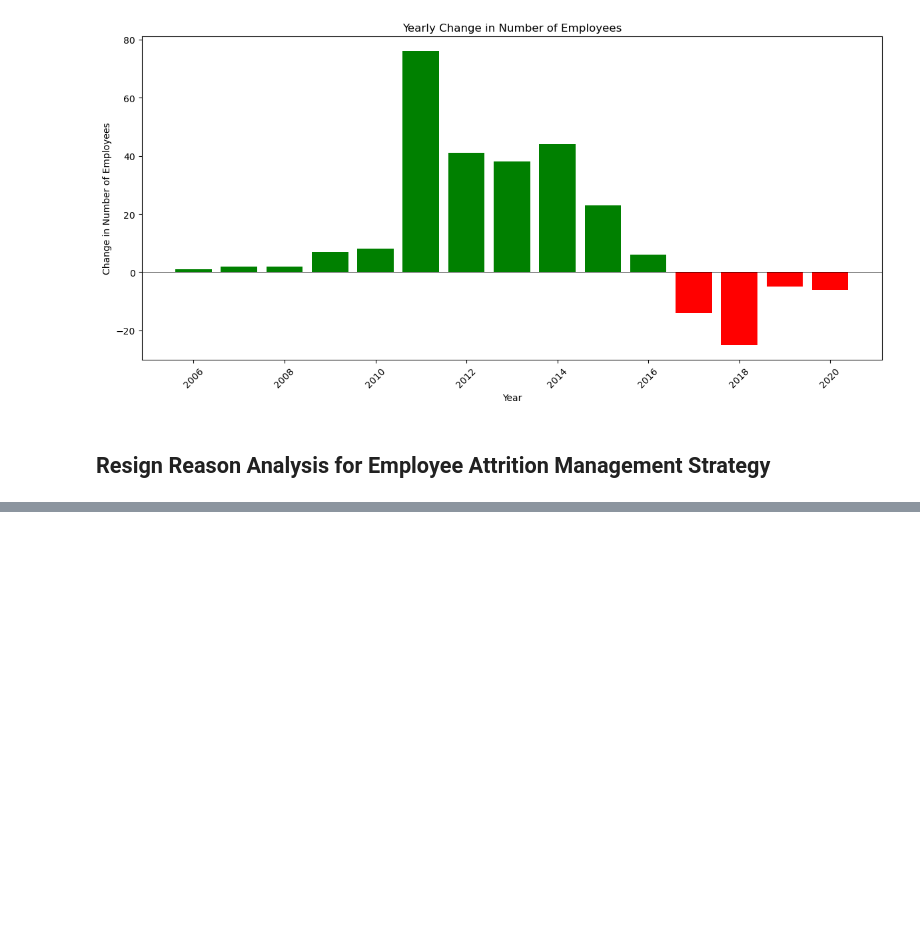
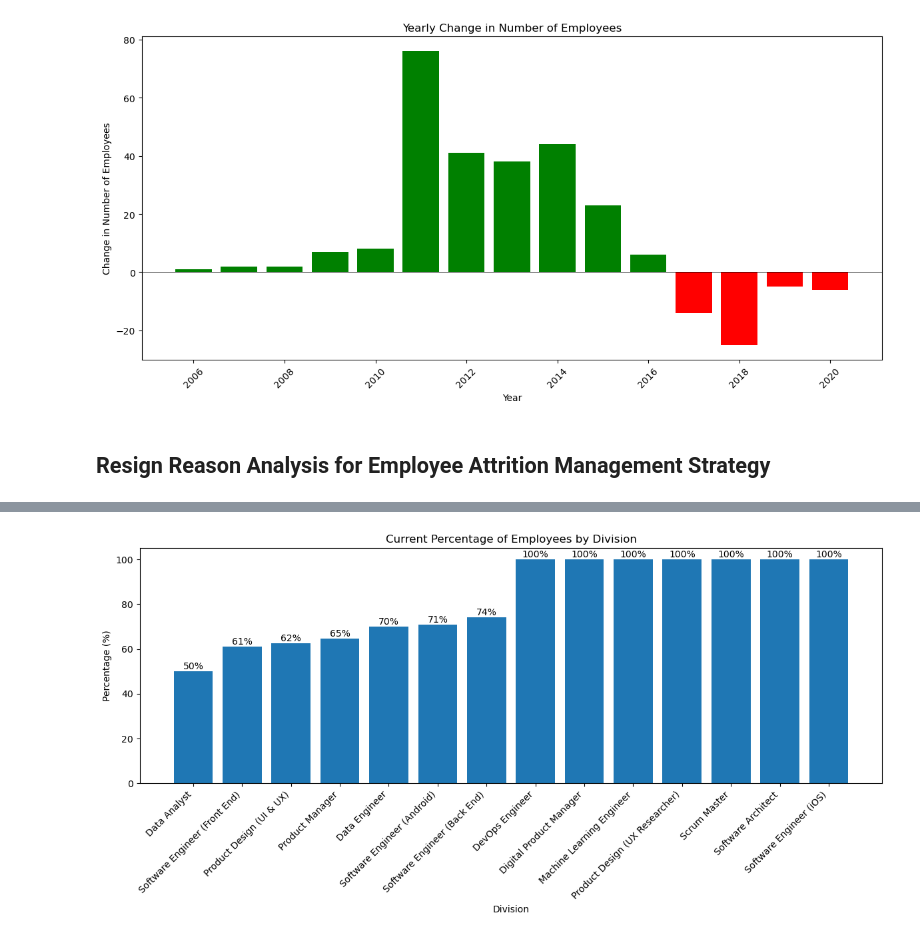
Before and after one commit to sailafs/Improving-Employee-Retention-by-Predicting-Employee-Attrition-Using-Machine-Learning, a Jupyter notebook: Project-3.ipynb, the cells around one changed output, grey strips where cells are left out. Cells and saved outputs as stored; diff of their text form; code cells hidden in the pictures; blank space fills up the shorter version.

```diff
--- a/Project-3.ipynb
+++ b/Project-3.ipynb
@@ -374,0 +402,5 @@ Tahapan Pengerjaan
+# %%
+resigned_by_job = df_resigned.groupby('Pekerjaan').size().reset_index(name='Count')
+resigned_by_job = resigned_by_job.sort_values('Count',ascending=True)
+current_by_job = df_current.groupby('Pekerjaan').size().reset_index(name='Count')
+current_by_job = current_by_job.sort_values('Count',ascending=True)
@@ -374,0 +425,11 @@ Tahapan Pengerjaan
+# %%
+merged_by_job = pd.merge(resigned_by_job, current_by_job,on='Pekerjaan', how='outer')
+merged_by_job.columns = ['Pekerjaan','CountResigned','CountCurrent']
+merged_by_job['CountResigned'] = merged_by_job['CountResigned'].fillna(0)
+# %%
+merged_by_job['TotalEmployees'] = merged_by_job['CountResigned'] + merged_by_job['CountCurrent']
+merged_by_job['PercentageCurrent'] = (merged_by_job['CountCurrent']/merged_by_job['TotalEmployees'])*100
+merged_by_job['PercentageResigned'] = (merged_by_job['CountResigned']/merged_by_job['TotalEmployees'])*100
+# %%
+merged_by_job = merged_by_job.sort_values('PercentageCurrent',ascending=True)
+merged_by_job
@@ -374,0 +452,20 @@ Tahapan Pengerjaan
+# %%
+fig, ax = plt.subplots(figsize=(12, 6))
+
+bars = ax.bar(merged_by_job['Pekerjaan'], merged_by_job['PercentageCurrent'])
+
+plt.title('Current Percentage of Employees by Division')
+plt.xlabel('Division')
+plt.ylabel('Percentage (%)')
+plt.xticks(rotation=45, ha='right')
+
+for bar in bars:
+    height = bar.get_height()
+    ax.text(bar.get_x() + bar.get_width()/2., height,
+            f'{round(height)}%',
+            ha='center', va='bottom')
+
+plt.tight_layout()
+plt.show()
+# %% [output]
+[figure, added]
```
Also changed, not shown: parts of 12 cells of this notebook, 8 other files.
